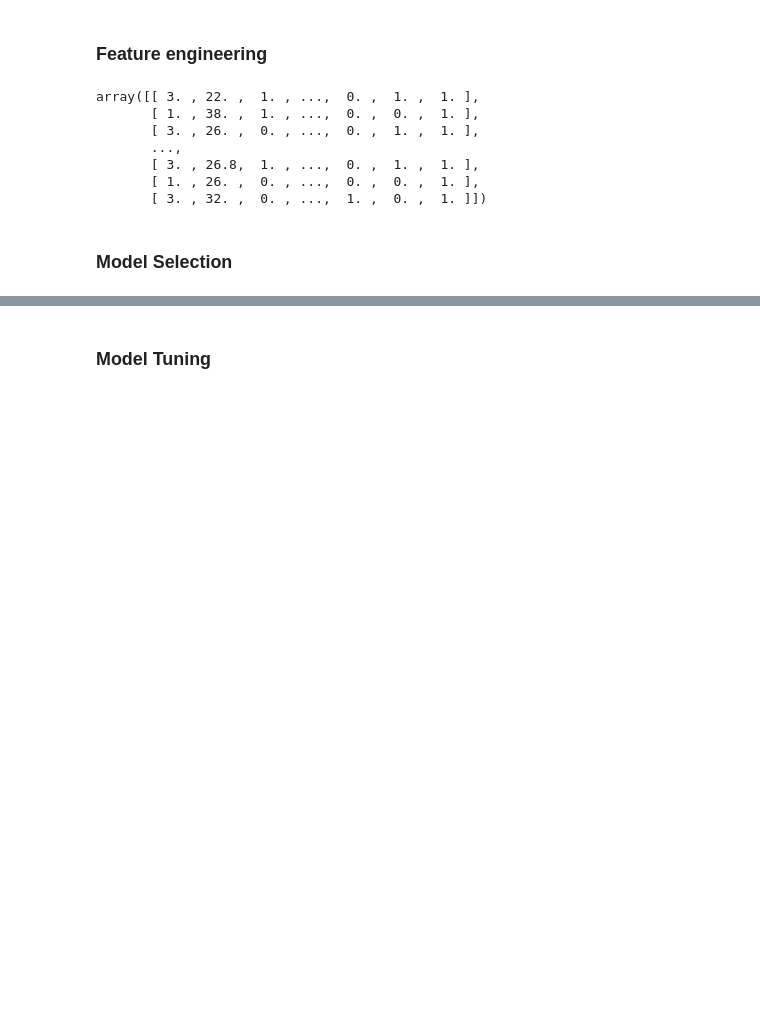
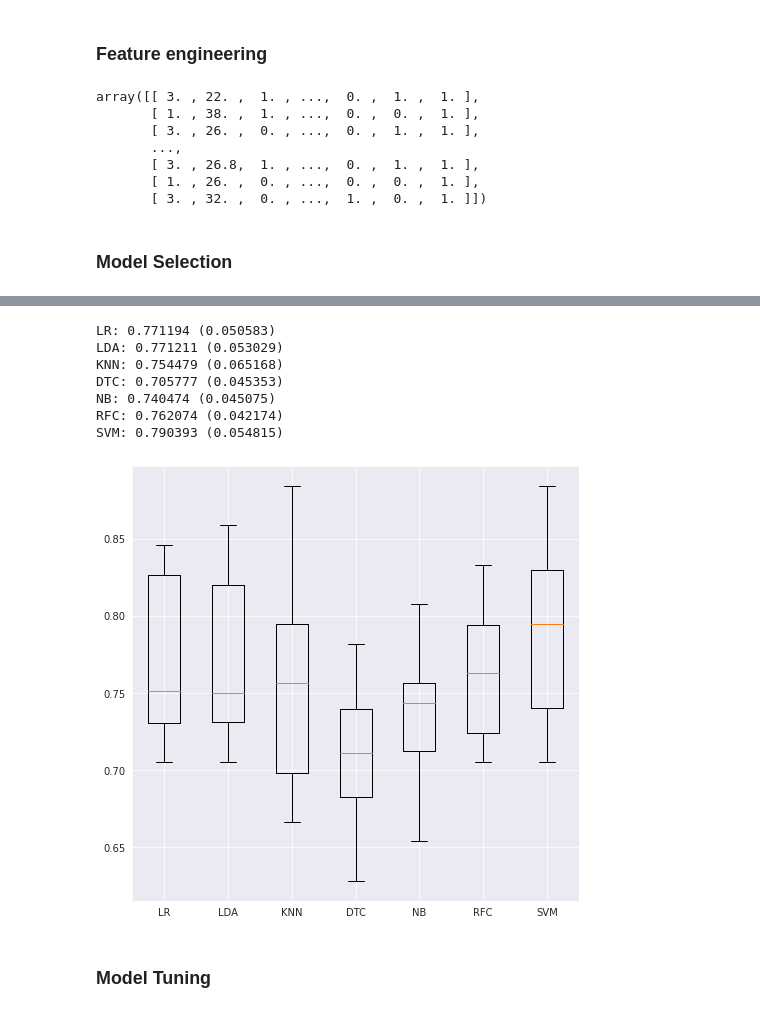
Before and after one commit to Oscarvas/mlpython, a Jupyter notebook: ejercicio1-oscar-vasquez.ipynb, the cells around one changed output, grey strips where cells are left out. Cells and saved outputs as stored; diff of their text form; code cells hidden in the pictures; blank space fills up the shorter version.

```diff
--- a/ejercicio1-oscar-vasquez.ipynb
+++ b/ejercicio1-oscar-vasquez.ipynb
@@ -244,24 +256,36 @@ boxplots_algorithms(results, names)
 # %%
 """ Realizad el mismo estudio de selección de variables, pero con StratifiedKFolds """
 
 results = []
 names = []
 
 for name, model in models:
+    # codigo-alumno
+    scaler = RobustScaler()
+    # codigo-alumno
+    pipeline = make_pipeline(col_transformer, scaler, model )
 
-    scaler = # codigo-alumno
-    pipeline = # codigo-alumno
-
-    cv_technique = # codigo-alumno
-    cv_results = cross_val_score(# codigo-alumno
+    # codigo-alumno
+    cv_technique = StratifiedKFold(n_splits=10, shuffle=True,random_state=seed)
+    # codigo-alumno
+    cv_results = cross_val_score(pipeline,X,y,cv=cv_technique,scoring='accuracy')
 
     msg = "%s: %f (%f)" % (name, cv_results.mean(), cv_results.std())
     print(msg)
 
     results.append(cv_results)
     names.append(name)
 
 boxplots_algorithms(results, names)
+# %% [output]
+LR: 0.771194 (0.050583)
+LDA: 0.771211 (0.053029)
+KNN: 0.754479 (0.065168)
+DTC: 0.705777 (0.045353)
+NB: 0.740474 (0.045075)
+RFC: 0.762074 (0.042174)
+SVM: 0.790393 (0.054815)
+[figure, added]
 # %% [markdown]
 ### Model Tuning
 # %%
```
Also changed, not shown: parts of 1 cell of this notebook.
